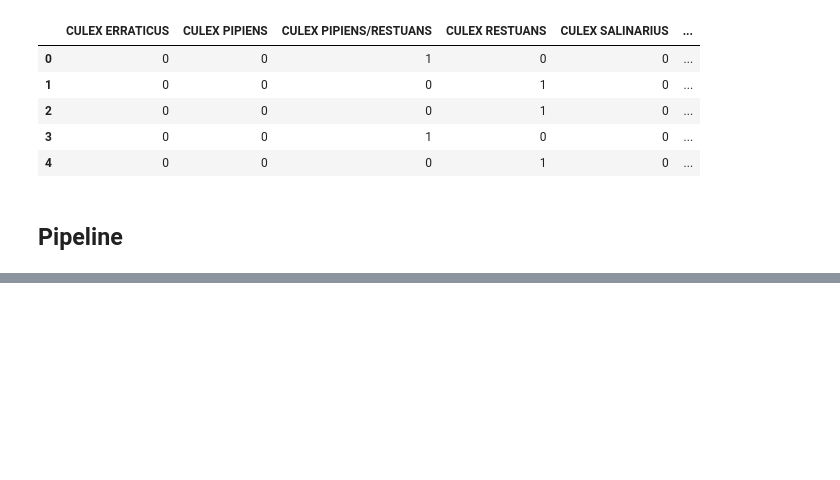
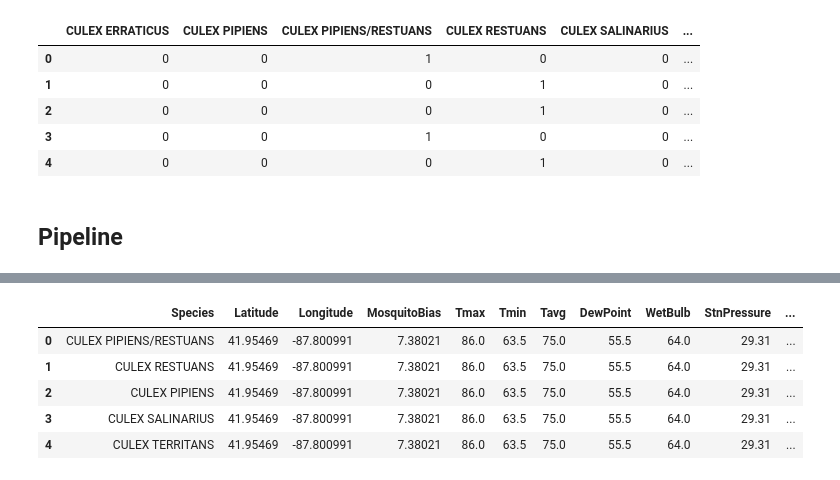
Before and after one commit to dzorlu/west_nile, a Jupyter notebook: src/west_nile_virus_analysis.ipynb, the cells around one changed output, grey strips where cells are left out. Saved outputs shown, nothing was run; the diff lists cells and outputs as text; code cells hidden in the pictures; blank space fills up the shorter version.

```diff
--- a/src/west_nile_virus_analysis.ipynb
+++ b/src/west_nile_virus_analysis.ipynb
@@ -467,2 +523,11 @@ Trainable params: 1,922
 Non-trainable params: 0
 ____________________________________________________________________________________________________
+# %%
+test_data.head()
+# %% [output]
+|  | Species | Latitude | Longitude | MosquitoBias | Tmax | Tmin | Tavg | DewPoint | WetBulb | StnPressure | ... |
+| 0 | CULEX PIPIENS/RESTUANS | 41.95469 | -87.800991 | 7.38021 | 86.0 | 63.5 | 75.0 | 55.5 | 64.0 | 29.31 | ... |
+| 1 | CULEX RESTUANS | 41.95469 | -87.800991 | 7.38021 | 86.0 | 63.5 | 75.0 | 55.5 | 64.0 | 29.31 | ... |
+| 2 | CULEX PIPIENS | 41.95469 | -87.800991 | 7.38021 | 86.0 | 63.5 | 75.0 | 55.5 | 64.0 | 29.31 | ... |
+| 3 | CULEX SALINARIUS | 41.95469 | -87.800991 | 7.38021 | 86.0 | 63.5 | 75.0 | 55.5 | 64.0 | 29.31 | ... |
+| 4 | CULEX TERRITANS | 41.95469 | -87.800991 | 7.38021 | 86.0 | 63.5 | 75.0 | 55.5 | 64.0 | 29.31 | ... |
```
Also changed, not shown: parts of 8 cells of this notebook, 4 other files.
